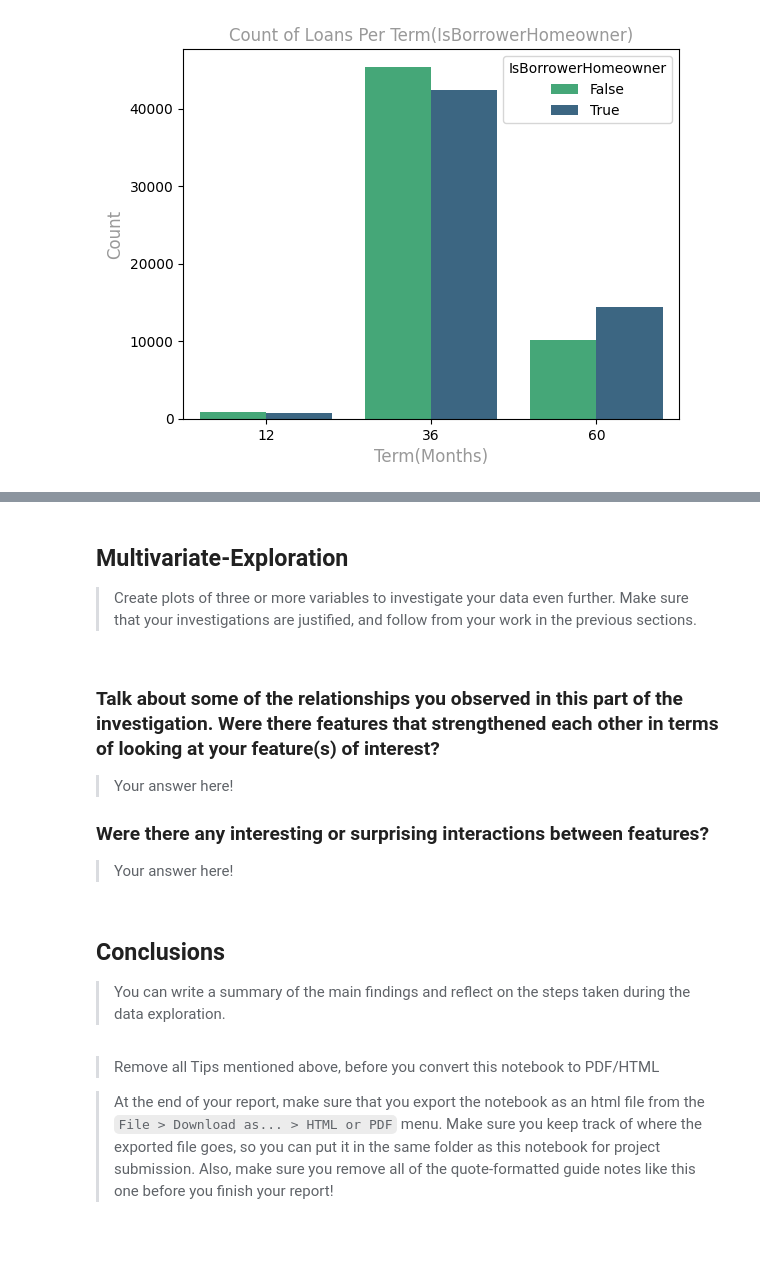
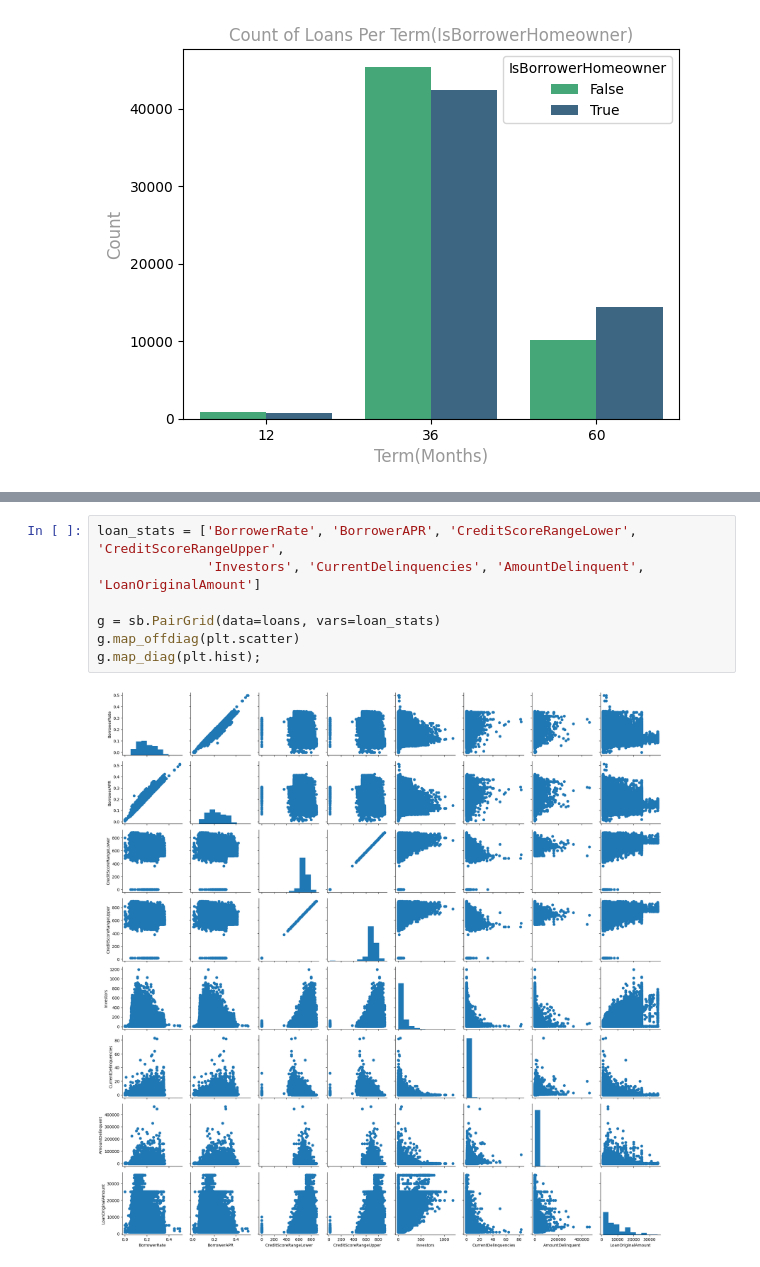
Before and after one commit to MmakolaMC/data_viz, a Jupyter notebook: Part_I_exploration_template.ipynb, the cells around one changed output, grey strips where cells are left out. Saved outputs shown, nothing was run; the diff lists cells and outputs as text.

Commit message:
Modify files and add slies and html file

```diff
--- a/Part_I_exploration_template.ipynb
+++ b/Part_I_exploration_template.ipynb
@@ -397,27 +425,9 @@ countPlot(loans_features, 'Term', 'ProsperRating (Alpha)', PR_title,'Term (month
-# %% [markdown]
-## Multivariate-Exploration
-
-> Create plots of three or more variables to investigate your data even
-further. Make sure that your investigations are justified, and follow from
-your work in the previous sections.
-# %% [markdown]
-### Talk about some of the relationships you observed in this part of the investigation. Were there features that strengthened each other in terms of looking at your feature(s) of interest?
-
-> Your answer here!
-
-### Were there any interesting or surprising interactions between features?
-
-> Your answer here!
-# %% [markdown]
-## Conclusions
->You can write a summary of the main findings and reflect on the steps taken during the data exploration.
-# %% [markdown]
-
-> Remove all Tips mentioned above, before you convert this notebook to PDF/HTML
-
-
-> At the end of your report, make sure that you export the notebook as an
-html file from the `File > Download as... > HTML or PDF` menu. Make sure you keep
-track of where the exported file goes, so you can put it in the same folder
-as this notebook for project submission. Also, make sure you remove all of
-the quote-formatted guide notes like this one before you finish your report!
+# %%
+loan_stats = ['BorrowerRate', 'BorrowerAPR', 'CreditScoreRangeLower', 'CreditScoreRangeUpper',
+              'Investors', 'CurrentDelinquencies', 'AmountDelinquent', 'LoanOriginalAmount']
+
+g = sb.PairGrid(data=loans, vars=loan_stats)
+g.map_offdiag(plt.scatter)
+g.map_diag(plt.hist);
+# %% [output]
+[figure, added]
```
Also changed, not shown: parts of 30 cells of this notebook, 4 other files.
